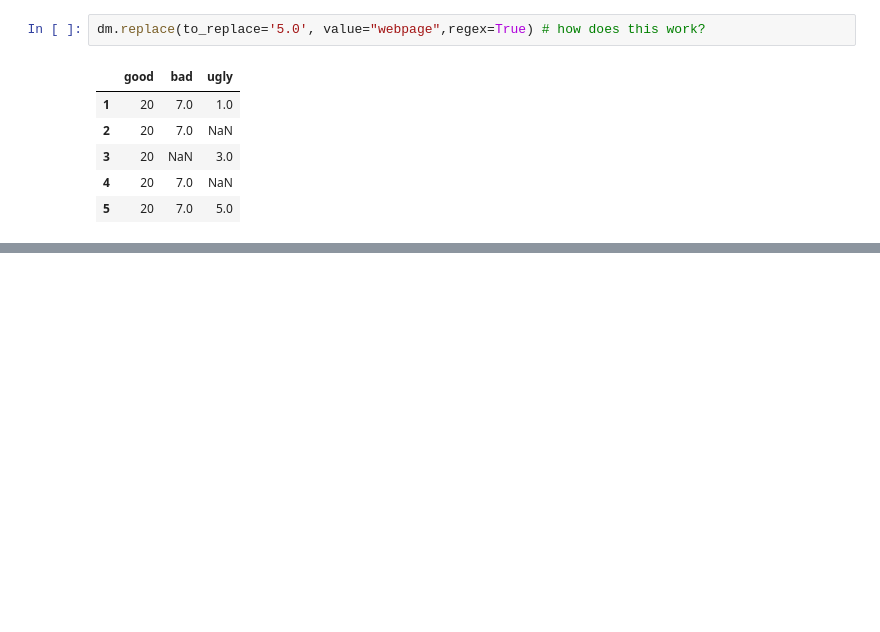
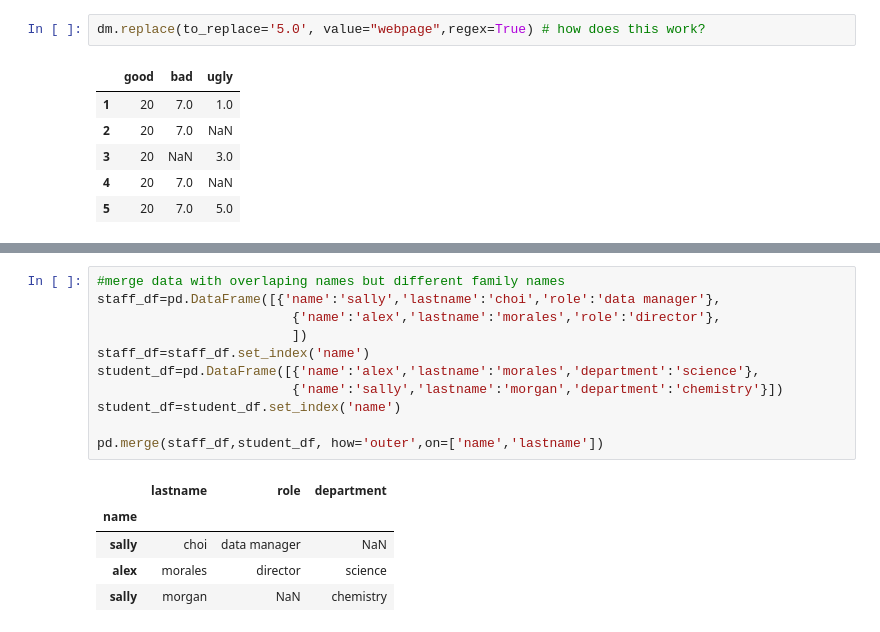
Before and after one commit to Mmotaharinia/Fundamentals_of_data_analysis, a Jupyter notebook: C_Fundamentals_of_Panda_for_new_members_of_our_team.ipynb, the cells around one changed output, grey strips where cells are left out. Cells and saved outputs as stored; diff of their text form; blank space fills up the shorter version.

```diff
--- a/C_Fundamentals_of_Panda_for_new_members_of_our_team.ipynb
+++ b/C_Fundamentals_of_Panda_for_new_members_of_our_team.ipynb
@@ -414,0 +486,17 @@ dm.replace(to_replace='5.0', value="webpage",regex=True) # how does this work?
+# %%
+#merge data with overlaping names but different family names
+staff_df=pd.DataFrame([{'name':'sally','lastname':'choi','role':'data manager'},
+                         {'name':'alex','lastname':'morales','role':'director'},
+                         ])
+staff_df=staff_df.set_index('name')
+student_df=pd.DataFrame([{'name':'alex','lastname':'morales','department':'science'},
+                         {'name':'sally','lastname':'morgan','department':'chemistry'}])
+student_df=student_df.set_index('name')
+
+pd.merge(staff_df,student_df, how='outer',on=['name','lastname'])
+# %% [output]
+|  | lastname | role | department |
+| name |  |  |  |
+| sally | choi | data manager | NaN |
+| alex | morales | director | science |
+| sally | morgan | NaN | chemistry |
```
Also changed, not shown: parts of 28 cells of this notebook.
